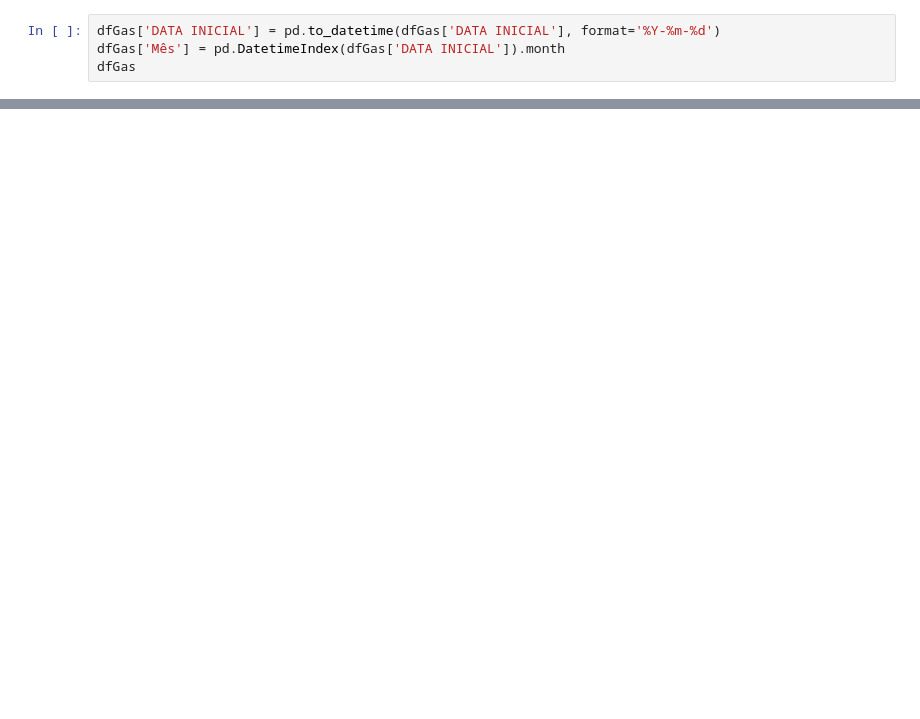
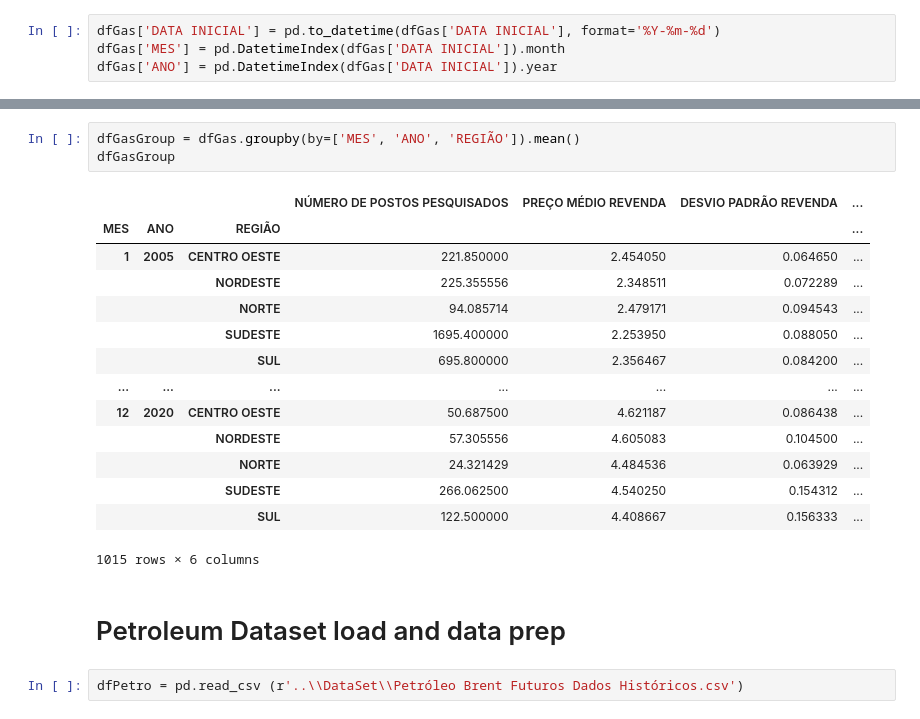
Before and after one commit to oliveira-chr/Gasolina-Petroleo-Dataset, a Jupyter notebook: jupiter/project.ipynb, the cells around one changed output, grey strips where cells are left out. Drawn from its saved outputs; the diff is of its cells as text; blank space fills up the shorter version.

Commit message:
ADD dataset of Petroleum

```diff
--- a/jupiter/project.ipynb
+++ b/jupiter/project.ipynb
@@ -40,4 +12,4 @@ dfGas
 # %%
 dfGas['DATA INICIAL'] = pd.to_datetime(dfGas['DATA INICIAL'], format='%Y-%m-%d')
-dfGas['Mês'] = pd.DatetimeIndex(dfGas['DATA INICIAL']).month
-dfGas
+dfGas['MES'] = pd.DatetimeIndex(dfGas['DATA INICIAL']).month
+dfGas['ANO'] = pd.DatetimeIndex(dfGas['DATA INICIAL']).year
@@ -57,0 +46,22 @@ dfGas
+# %%
+dfGasGroup = dfGas.groupby(by=['MES', 'ANO', 'REGIÃO']).mean()
+dfGasGroup
+# %% [output]
+|  |  |  | NÚMERO DE POSTOS PESQUISADOS | PREÇO MÉDIO REVENDA | DESVIO PADRÃO REVENDA | ... |
+| MES | ANO | REGIÃO |  |  |  | ... |
+| 1 | 2005 | CENTRO OESTE | 221.850000 | 2.454050 | 0.064650 | ... |
+|  |  | NORDESTE | 225.355556 | 2.348511 | 0.072289 | ... |
+|  |  | NORTE | 94.085714 | 2.479171 | 0.094543 | ... |
+|  |  | SUDESTE | 1695.400000 | 2.253950 | 0.088050 | ... |
+|  |  | SUL | 695.800000 | 2.356467 | 0.084200 | ... |
+| ... | ... | ... | ... | ... | ... | ... |
+| 12 | 2020 | CENTRO OESTE | 50.687500 | 4.621187 | 0.086438 | ... |
+|  |  | NORDESTE | 57.305556 | 4.605083 | 0.104500 | ... |
+|  |  | NORTE | 24.321429 | 4.484536 | 0.063929 | ... |
+|  |  | SUDESTE | 266.062500 | 4.540250 | 0.154312 | ... |
+|  |  | SUL | 122.500000 | 4.408667 | 0.156333 | ... |
+1015 rows × 6 columns
+# %% [markdown]
+# Petroleum Dataset load and data prep
+# %%
+dfPetro = pd.read_csv (r'..\\DataSet\\Petróleo Brent Futuros Dados Históricos.csv')
```
Also changed, not shown: parts of 11 cells of this notebook.
